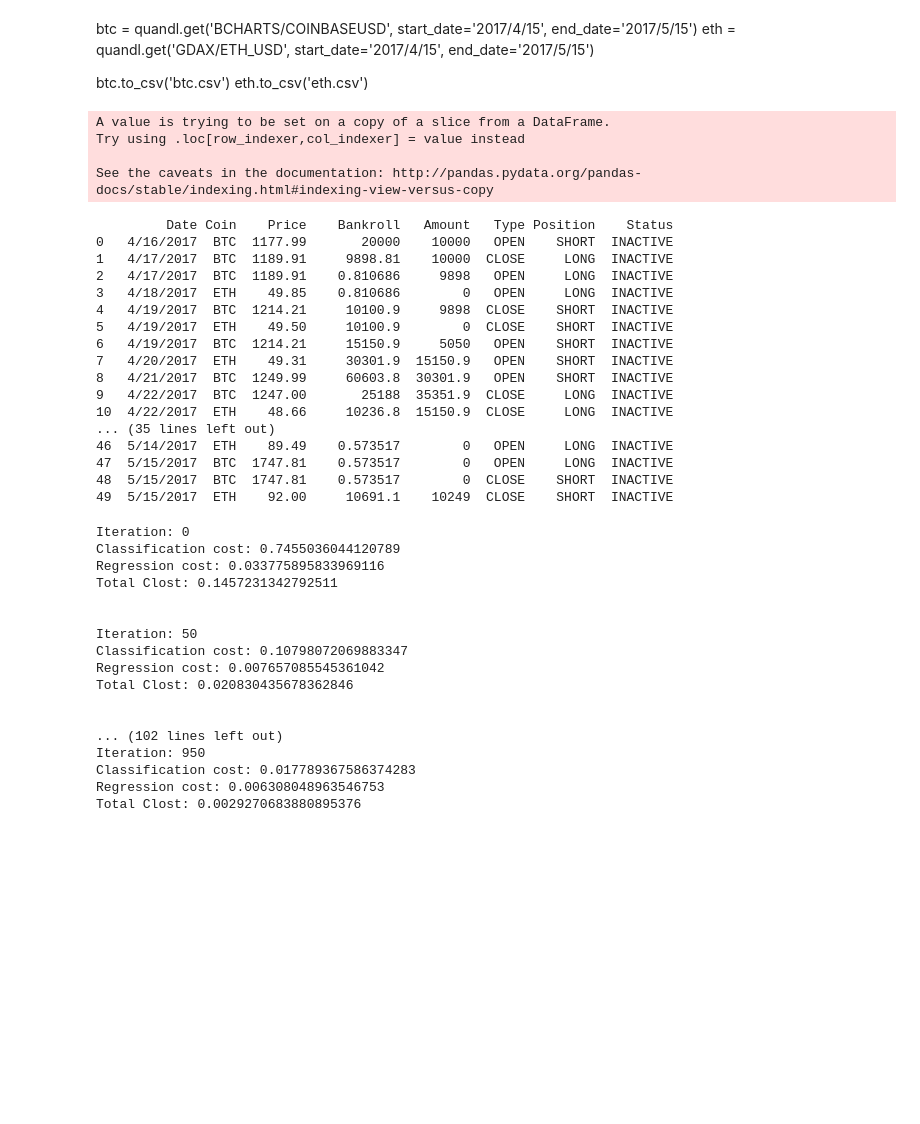
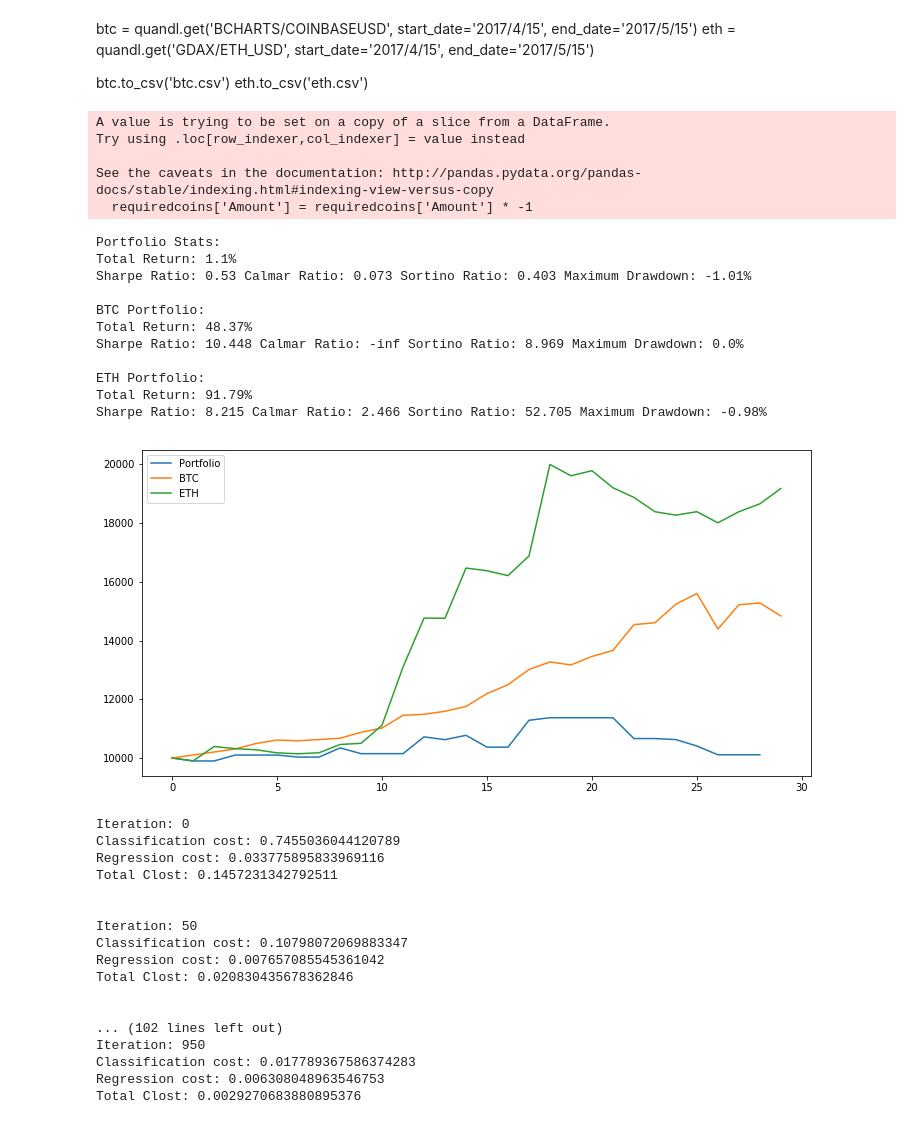
Before and after one commit to warproxxx/CryptoPredictor, a Jupyter notebook: CryptoPredictor/TensorFlow.ipynb, the cells around one changed output. Cells and saved outputs as stored; diff of their text form; code cells hidden in the pictures; blank space fills up the shorter version.

Commit message:
Calculations file to calculate stuffs like return and sharpe ratio

```diff
--- a/CryptoPredictor/TensorFlow.ipynb
+++ b/CryptoPredictor/TensorFlow.ipynb
@@ -29,8 +26,6 @@ from data_utils import BasicFunctions, PriceFunctions
 
 class testBacktester:
     def __init__(self):
-
-
 
         np.random.seed(1)
         self.idx = ['Date', 'Coin', 'Price', 'Bankroll', 'Amount', 'Type', 'Position', 'Status']
@@ -71,8 +66,8 @@ class testBacktester:
 
         bt.set_positions(self.get_dataframe())
 
-        assert(bt.get_avilableamount()['long'] == 8000)
-        assert(bt.get_avilableamount()['short'] == 12000)
+        assert(bt.get_avilableamount()[0]['long'] == 8000)
+        assert(bt.get_avilableamount()[0]['short'] == 12000)
 
         df = pd.DataFrame(columns=self.idx)
         df = df.append(pd.Series([0, 'BTC', 1000, 8000, 2000, 'OPEN', 'LONG', 'INACTIVE'], index=self.idx), ignore_index=True)
@@ -82,16 +77,16 @@ class testBacktester:
         df = df.append(pd.Series([4, 'BTC', 1000, 20000, 10000, 'OPEN', 'SHORT', 'ACTIVE'], index=self.idx), ignore_index=True)
         bt.set_positions(df)
 
-        assert(bt.get_avilableamount()['long'] == 20000)
-        assert(bt.get_avilableamount()['short'] == 0)
+        assert(bt.get_avilableamount()[0]['long'] == 20000)
+        assert(bt.get_avilableamount()[0]['short'] == 0)
 
         df = pd.DataFrame(columns=self.idx)
         df = df.append(pd.Series([0, 'BTC', 1000, 12000, 2000, 'OPEN', 'SHORT', 'ACTIVE'], index=self.idx), ignore_index=True)
         df = df.append(pd.Series([1, 'BTC', 1000, 14000, 2000, 'OPEN', 'SHORT', 'ACTIVE'], index=self.idx), ignore_index=True)
         bt.set_positions(df)
 
-        assert(bt.get_avilableamount()['long'] == 14000)
-        assert(bt.get_avilableamount()['short'] == 6000)
+        assert(bt.get_avilableamount()[0]['long'] == 14000)
+        assert(bt.get_avilableamount()[0]['short'] == 6000)
 
         #This can't go negative it is going.
 
@@ -102,6 +97,7 @@ class testBacktester:
         assert(bt.check_validity('LONG', 8000)['boolean'] == True)
         assert(bt.check_validity('LONG', 2000)['boolean'] == True)
         assert(bt.check_validity('LONG', 8001)['boolean'] == False)
+        assert(bt.check_validity('LONG', 8001)['avilable'] == 8000)
 
         df = pd.DataFrame(columns=self.idx)
         df = df.append(pd.Series([0, 'BTC', 1000, 15000, 5000, 'OPEN', 'SHORT', 'ACTIVE'], index=self.idx), ignore_index=True)
@@ -111,9 +107,10 @@ class testBacktester:
         assert(bt.check_validity('LONG', 500)['boolean'] == True)
         assert(bt.check_validity('LONG', 19000)['boolean'] == True)
         assert(bt.check_validity('LONG', 19001)['boolean'] == False)
+        assert(bt.check_validity('LONG', 19001)['avilable'] == 19000)
 
-        assert(bt.get_avilableamount()['long'] == 19000)
-        assert(bt.get_avilableamount()['short'] == 1000)
+        assert(bt.get_avilableamount()[0]['long'] == 19000)
+        assert(bt.get_avilableamount()[0]['short'] == 1000)
 
         df = pd.DataFrame(columns=self.idx)
         df = df.append(pd.Series([0, 'BTC', 1000, 13000, 3000, 'OPEN', 'SHORT', 'ACTIVE'], index=self.idx), ignore_index=True)
@@ -123,6 +120,7 @@ class testBacktester:
         assert(bt.check_validity('LONG', 15000)['boolean'] == True)
         assert(bt.check_validity('SHORT', 5000)['boolean'] == True)
         assert(bt.check_validity('SHORT', 5001)['boolean'] == False)
+        assert(bt.check_validity('SHORT', 5001)['avilable'] == 5000)
 
     def test_close_reverse_position(self):
         bt = Backtester(self.bars, self.signals)
@@ -366,51 +364,52 @@ class testBacktester:
         assert(indicators[1]['position'] == 'LONG')
 
         assert(indicators[2]['coin'] == 'ETH') #0.72495607 of eth is better than 0.47894477 of btc
         assert(indicators[2]['position'] == 'LONG')
 
         assert(indicators[3]['coin'] == 'BTC') #0.26658264 of btc is smaller than 0.28919481 of eth
         assert(indicators[3]['position'] == 'SHORT')
 
         assert(indicators[9]['coin'] == 'BTC') #0.87507216 of btc is bigger than 0.80857246 of eth
         assert(indicators[9]['position'] == 'LONG')
 
     def test_perform_backtest(self):
         bt = Backtester(self.bars, self.signals)
         bt.perform_backtest()
         positions = bt.get_positions()
-        print(positions)
+        portfolioValue = bt.get_portfolioValue()
+
+        #print(positions)
+        #print(portfolioValue)
+
+        bt.get_outcome()
 
 testBacktester().test_get_avilableamount()
 testBacktester().test_check_validity()
 
 testBacktester().test_close_reverse_position()
 testBacktester().test_close_all_positions()
 testBacktester().test_perform_trade()
 
 testBacktester().test_find_best()
 testBacktester().test_perform_backtest()
 # %% [output]
 A value is trying to be set on a copy of a slice from a DataFrame.
 Try using .loc[row_indexer,col_indexer] = value instead
 
 See the caveats in the documentation: http://pandas.pydata.org/pandas-docs/stable/indexing.html#indexing-view-versus-copy
+  requiredcoins['Amount'] = requiredcoins['Amount'] * -1
-         Date Coin    Price    Bankroll   Amount   Type Position    Status
-0   4/16/2017  BTC  1177.99       20000    10000   OPEN    SHORT  INACTIVE
-1   4/17/2017  BTC  1189.91     9898.81    10000  CLOSE     LONG  INACTIVE
-2   4/17/2017  BTC  1189.91    0.810686     9898   OPEN     LONG  INACTIVE
-3   4/18/2017  ETH    49.85    0.810686        0   OPEN     LONG  INACTIVE
-4   4/19/2017  BTC  1214.21     10100.9     9898  CLOSE    SHORT  INACTIVE
-5   4/19/2017  ETH    49.50     10100.9        0  CLOSE    SHORT  INACTIVE
-6   4/19/2017  BTC  1214.21     15150.9     5050   OPEN    SHORT  INACTIVE
-7   4/20/2017  ETH    49.31     30301.9  15150.9   OPEN    SHORT  INACTIVE
-8   4/21/2017  BTC  1249.99     60603.8  30301.9   OPEN    SHORT  INACTIVE
-9   4/22/2017  BTC  1247.00       25188  35351.9  CLOSE     LONG  INACTIVE
-10  4/22/2017  ETH    48.66     10236.8  15150.9  CLOSE     LONG  INACTIVE
-... (35 lines left out)
-46  5/14/2017  ETH    89.49    0.573517        0   OPEN     LONG  INACTIVE
-47  5/15/2017  BTC  1747.81    0.573517        0   OPEN     LONG  INACTIVE
-48  5/15/2017  BTC  1747.81    0.573517        0  CLOSE    SHORT  INACTIVE
-49  5/15/2017  ETH    92.00     10691.1    10249  CLOSE    SHORT  INACTIVE
+Portfolio Stats:
+Total Return: 1.1%
+Sharpe Ratio: 0.53 Calmar Ratio: 0.073 Sortino Ratio: 0.403 Maximum Drawdown: -1.01%
+
+BTC Portfolio:
+Total Return: 48.37%
+Sharpe Ratio: 10.448 Calmar Ratio: -inf Sortino Ratio: 8.969 Maximum Drawdown: 0.0%
+
+ETH Portfolio:
+Total Return: 91.79%
+Sharpe Ratio: 8.215 Calmar Ratio: 2.466 Sortino Ratio: 52.705 Maximum Drawdown: -0.98%
+[figure, added]
 # %%
 bf = BasicFunctions()
 pf = PriceFunctions()
```
Also changed, not shown: parts of 1 cell of this notebook, 2 other files.
